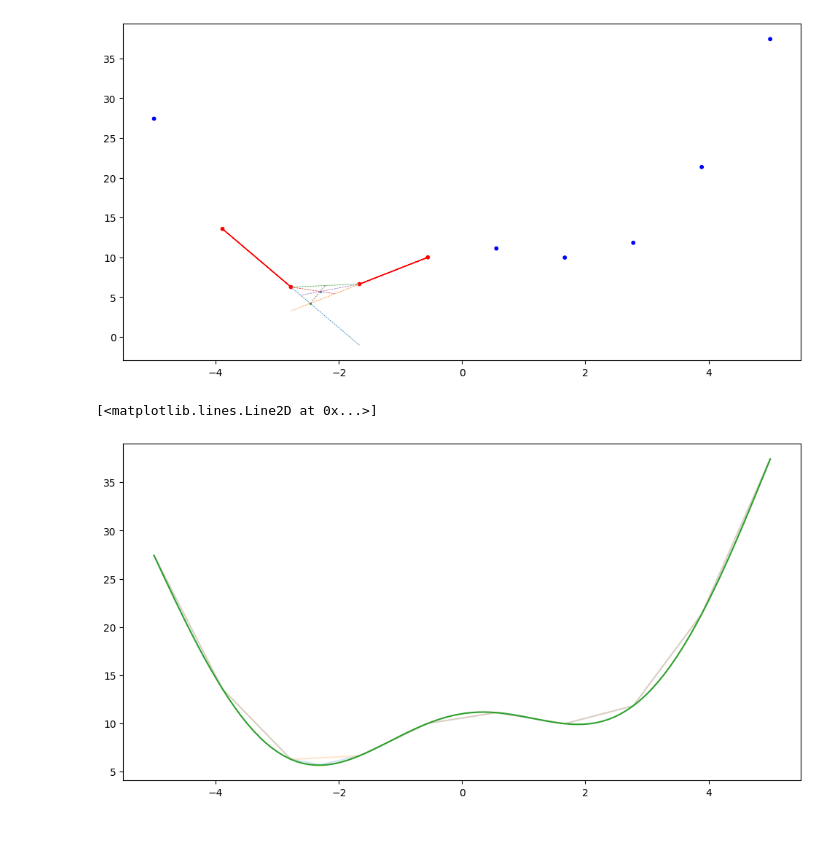
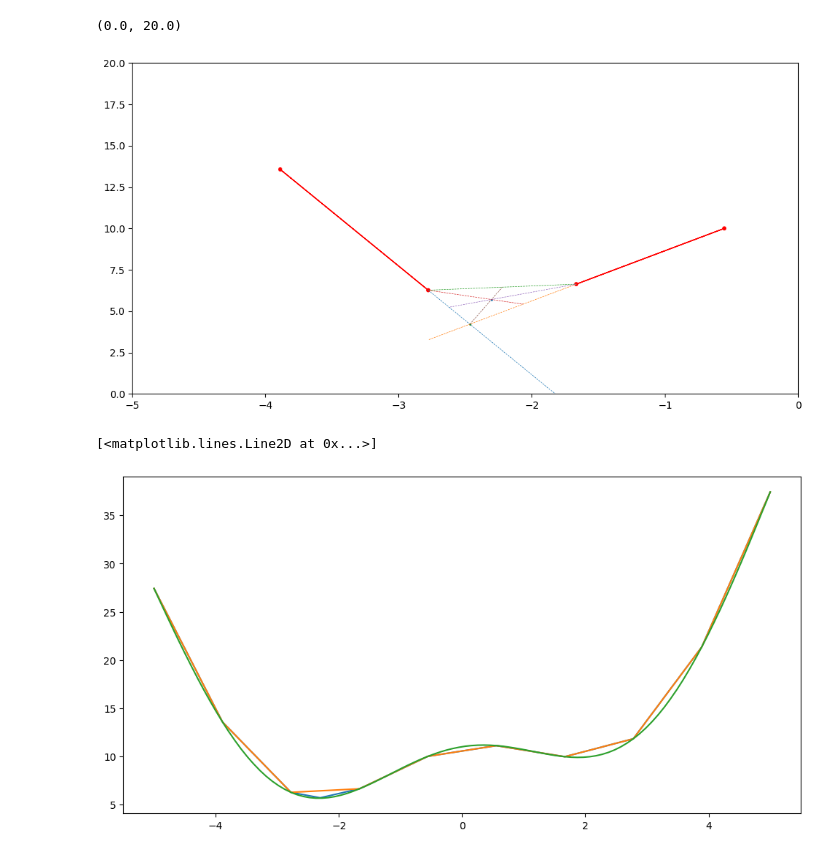
Before and after one commit to Mattizza/TGI, a Jupyter notebook: TGI.ipynb, the cells around one changed output. Drawn from its saved outputs; the diff is of its cells as text; code cells hidden in the pictures.

```diff
--- a/TGI.ipynb
+++ b/TGI.ipynb
@@ -52,42 +146,46 @@ def compute_intersection(x1, y1, dx1, dy1, x2, y2, dx2, dy2):
     intersection_y = y1 + t1 * dy1
 
     return intersection_x, intersection_y
 
 inter = compute_intersection(second_red[0], second_red[1], dx_arrow_1, dy_arrow_1, third_red[0], third_red[1], dx_arrow_2, dy_arrow_2)
 colors = ['red' if i in [1, 2, 3, 4] else 'blue' for i in range(len(x))]
 
 fig, ax = plt.subplots()
 
 ax.scatter(x, y, c = colors, s = 10)
 arrow_1 = ax.arrow(first_red[0], first_red[1], dx_arrow_1, dy_arrow_1, color='red')
 arrow_2 = ax.arrow(fourth_red[0], fourth_red[1], dx_arrow_2, dy_arrow_2, color='red')
 
 # Draw a line from arrow tip
 ax.plot((second_red[0], (second_red[0] + dx_arrow_1)), (second_red[1], (second_red[1] + dy_arrow_1)), linestyle = 'dashed', linewidth = 0.5)
 ax.plot((third_red[0], (third_red[0] + dx_arrow_2)), (third_red[1], (third_red[1] + dy_arrow_2)), linestyle = 'dashed', linewidth = 0.5)
 ax.plot((second_red[0], (second_red[0] + dx_3)), (second_red[1], (second_red[1] + dy_3)), linestyle = 'dashed', linewidth = 0.5)
 plt.scatter(inter[0], inter[1], c = 'green', s = 1)
 
 ax.plot((second_red[0], (inter[0] + third_red[0]) / 2), ((second_red[1], (inter[1] + third_red[1]) / 2)), linestyle = 'dashed', linewidth = 0.5)
 ax.plot((third_red[0], (inter[0] + second_red[0]) / 2), ((third_red[1], (inter[1] + second_red[1]) / 2)), linestyle = 'dashed', linewidth = 0.5)
 ax.plot((inter[0], (third_red[0] + second_red[0]) / 2), ((inter[1], (third_red[1] + second_red[1]) / 2)), linestyle = 'dashed', linewidth = 0.5)
 
 baricenter_x = np.array((second_red[0] + third_red[0] + inter[0]) / 3).reshape(1)
 baricenter_y = np.array((second_red[1] + third_red[1] + inter[1]) / 3).reshape(1)
 ax.scatter(baricenter_x, baricenter_y, s = 1)
 
 x_new = np.concatenate((x[:3], baricenter_x, x[3:]))
 y_new = np.concatenate((y[:3], baricenter_y, y[3:]))
+
+ax.set_xlim(-5, 0)
+ax.set_ylim(0, 20)
 # %% [output]
+(0.0, 20.0)
-[figure, old version]
+[figure, new version]
 # %%
 
 x_real = np.linspace(-5, 5, 100)
 y_real = x_real ** 2 + x_real + 5 * np.cos(x_real) + 6
 
-plt.plot(x_new, y_new, alpha = 0.2)
-plt.plot(x, y, alpha = 0.2)
+plt.plot(x_new, y_new, alpha = 1)
+plt.plot(x, y, alpha = 1)
 plt.plot(x_real, y_real, alpha = 1)
 # %% [output]
 [<matplotlib.lines.Line2D at 0x...>]
-[figure, old version]
+[figure, new version]
```
Also changed, not shown: parts of 1 cell of this notebook.
